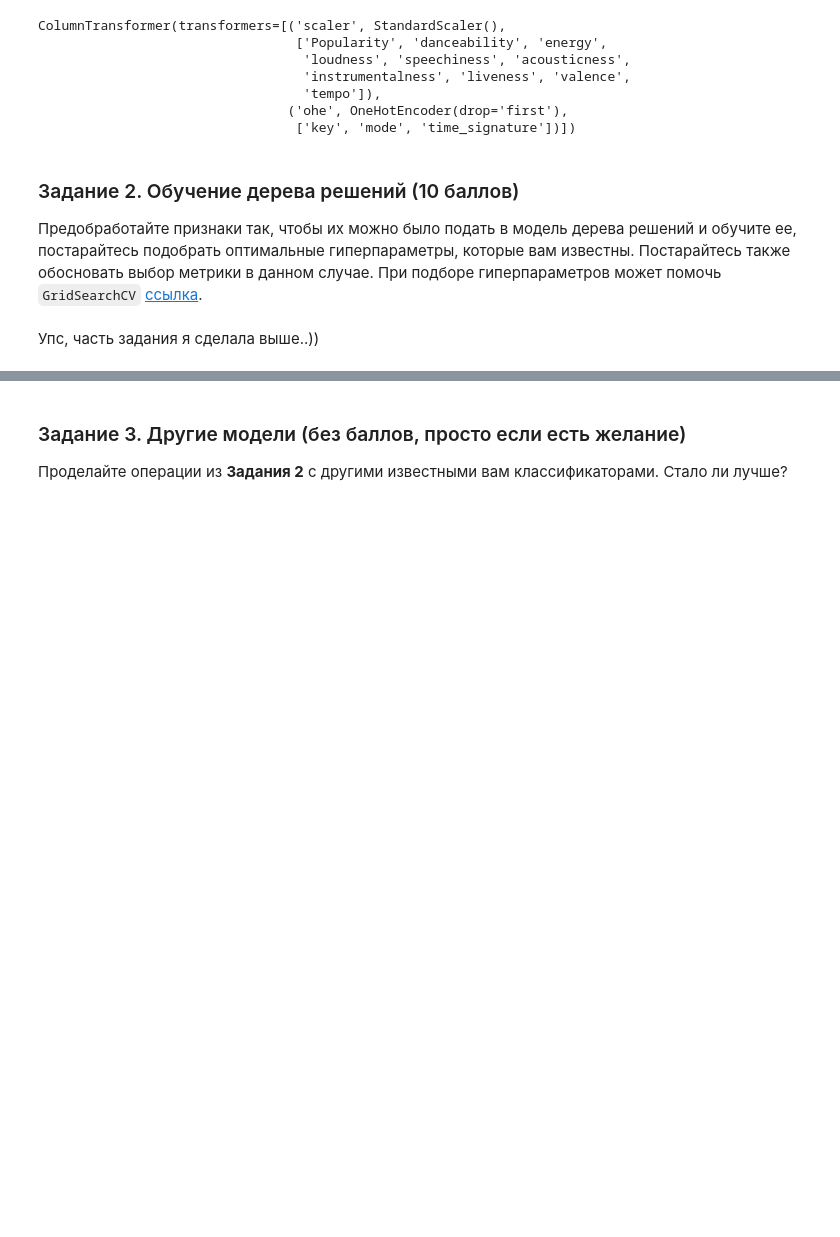
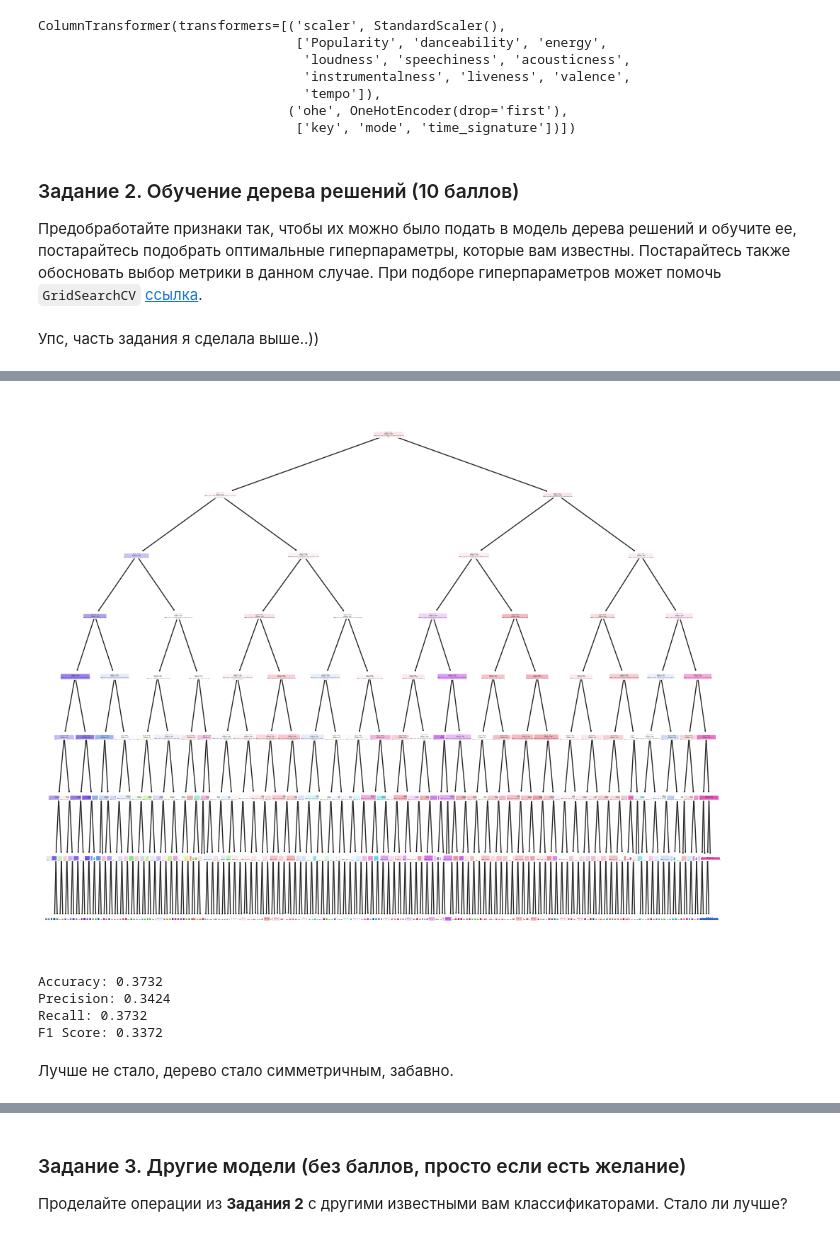
Before and after one commit to ttnlsc/BI-ML-HW, a Jupyter notebook: hw4/code/dt_lecture_practice.ipynb, the cells around one changed output, grey strips where cells are left out. Saved outputs shown, nothing was run; the diff lists cells and outputs as text; code cells hidden in the pictures; blank space fills up the shorter version.

```diff
--- a/hw4/code/dt_lecture_practice.ipynb
+++ b/hw4/code/dt_lecture_practice.ipynb
@@ -428,0 +454,10 @@ plt.show()
+# %%
+category_cols = ['key', 'mode', 'time_signature']
+numeric_cols = ['Popularity', 'danceability', 'energy', 'loudness', 'valence', 'tempo']
+all_features = category_cols + numeric_cols
+
+preprocessor_1 = ColumnTransformer(transformers=[
+    ("scaler", StandardScaler(), numeric_cols),
+    ("ohe", OneHotEncoder(drop="first"), category_cols)
+])
+preprocessor_1
@@ -428,0 +470,22 @@ plt.show()
+# %%
+X1_train, X1_test, y1_train, y1_test = train_test_split(X_1,
+                                                        y_1,
+                                                        test_size=0.33,
+                                                        random_state=SEED)
+# %%
+pipeline_1 = Pipeline(steps=[
+    ('preprocessor', preprocessor_1),
+    ('classifier', DecisionTreeClassifier())
+])
+
+param_grid = {
+    'classifier__criterion': ['gini', 'entropy'],
+    'classifier__max_depth': list(range(1, 15)),
+    'classifier__min_samples_split':list(range(2, 5)),
+    'classifier__min_samples_leaf': [1, 2, 4],
+    'classifier__class_weight': ['balanced', None]
+}
+
+grid_search_1 = GridSearchCV(pipeline_1, param_grid, cv=5, scoring='f1_weighted')
+
+grid_search_1.fit(X1_train, y1_train)
@@ -428,0 +516,7 @@ plt.show()
+# %%
+best_pipeline_1 = Pipeline(steps=[
+    ('preprocessor', preprocessor_1),
+    ('classifier', grid_search_1.best_estimator_.named_steps['classifier'])
+])
+
+best_pipeline_1.fit(X1_train, y1_train)
@@ -428,0 +535,27 @@ plt.show()
+# %%
+decision_tree_model_1 = best_pipeline_1['classifier']
+
+plt.figure(figsize=(12, 10))
+plot_tree(decision_tree_model_1, filled=True, rounded=True)
+plt.show()
+# %% [output]
+[figure, added]
+# %%
+y1_predict = best_pipeline_1.predict(X1_test)
+
+accuracy = accuracy_score(y1_test, y1_predict)
+precision = precision_score(y1_test, y1_predict, average='weighted')
+recall = recall_score(y1_test, y1_predict, average='weighted')
+f1 = f1_score(y1_test, y1_predict, average='weighted')
+
+print(f'Accuracy: {accuracy:.4f}')
+print(f'Precision: {precision:.4f}')
+print(f'Recall: {recall:.4f}')
+print(f'F1 Score: {f1:.4f}')
+# %% [output]
+Accuracy: 0.3732
+Precision: 0.3424
+Recall: 0.3732
+F1 Score: 0.3372
+# %% [markdown]
+Лучше не стало, дерево стало симметричным, забавно.
```
Also changed, not shown: parts of 26 cells of this notebook.
